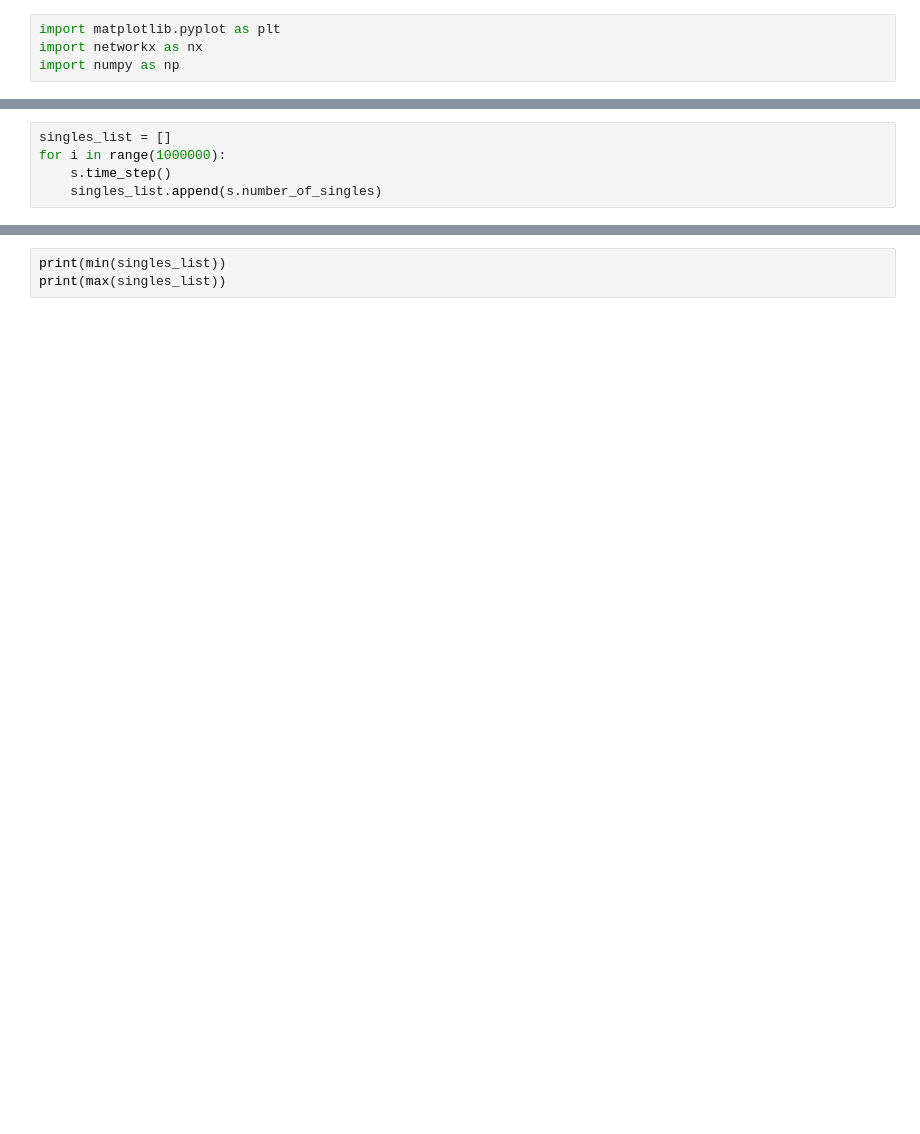
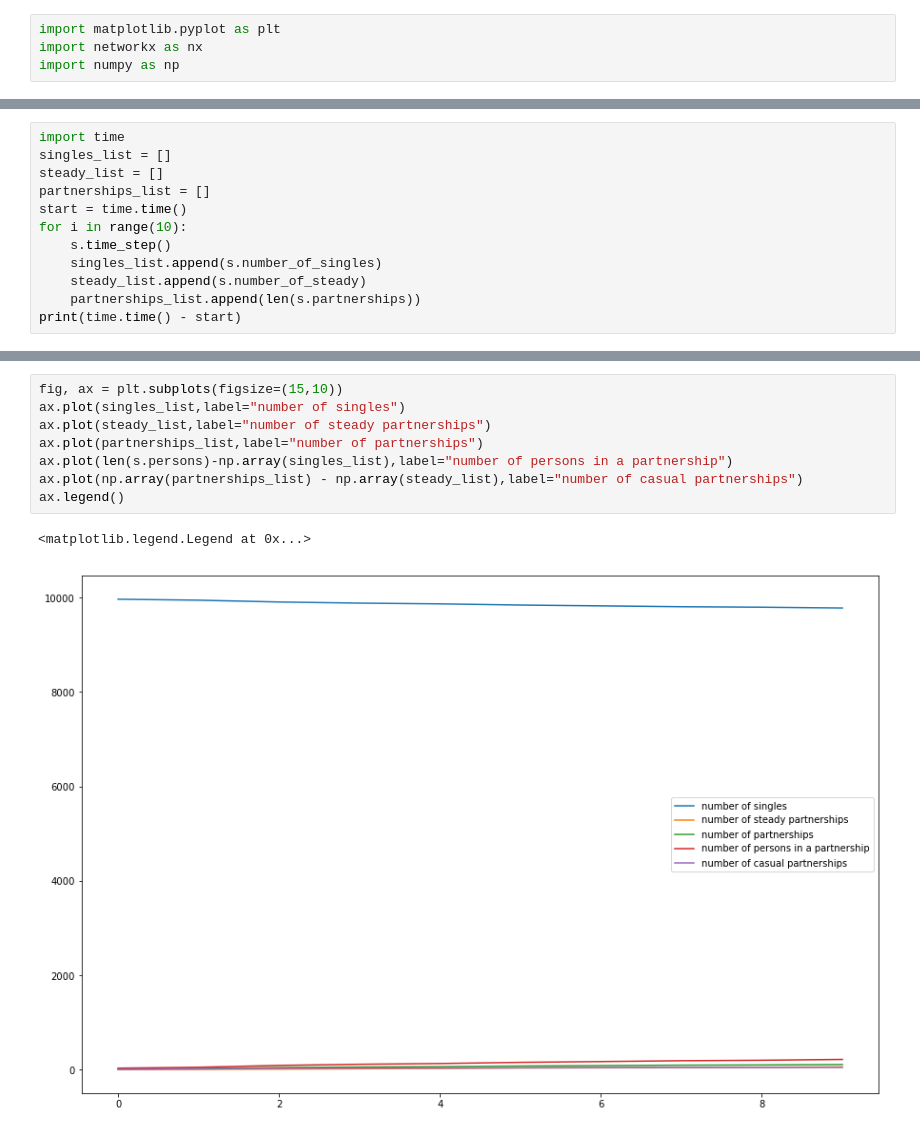
Before and after one commit to mrijksen/CSS2018, a Jupyter notebook: Stochastic_model.ipynb, the cells around one changed output, grey strips where cells are left out. Drawn from its saved outputs; the diff is of its cells as text; blank space fills up the shorter version.

```diff
--- a/Stochastic_model.ipynb
+++ b/Stochastic_model.ipynb
@@ -402,5 +444,12 @@ s.print_state()
 # %%
+import time
 singles_list = []
-for i in range(1000000):
+steady_list = []
+partnerships_list = []
+start = time.time()
+for i in range(10):
     s.time_step()
     singles_list.append(s.number_of_singles)
+    steady_list.append(s.number_of_steady)
+    partnerships_list.append(len(s.partnerships))
+print(time.time() - start)
@@ -409,3 +478,11 @@ s.print_state()
-# %%
-print(min(singles_list))
-print(max(singles_list))
+# %%
+fig, ax = plt.subplots(figsize=(15,10))
+ax.plot(singles_list,label="number of singles")
+ax.plot(steady_list,label="number of steady partnerships")
+ax.plot(partnerships_list,label="number of partnerships")
+ax.plot(len(s.persons)-np.array(singles_list),label="number of persons in a partnership")
+ax.plot(np.array(partnerships_list) - np.array(steady_list),label="number of casual partnerships")
+ax.legend()
+# %% [output]
+<matplotlib.legend.Legend at 0x...>
+[figure, added]
```
Also changed, not shown: parts of 5 cells of this notebook.
